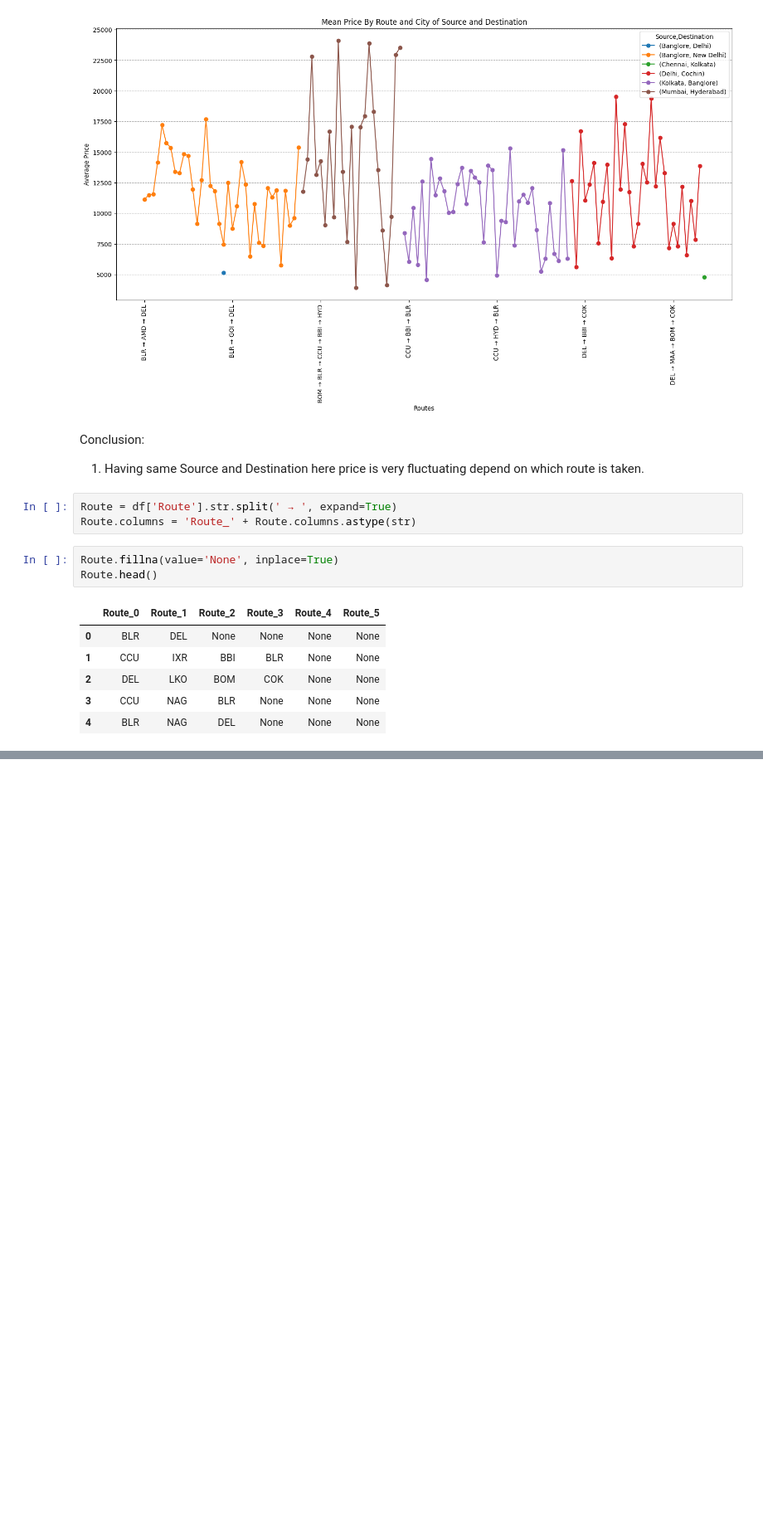
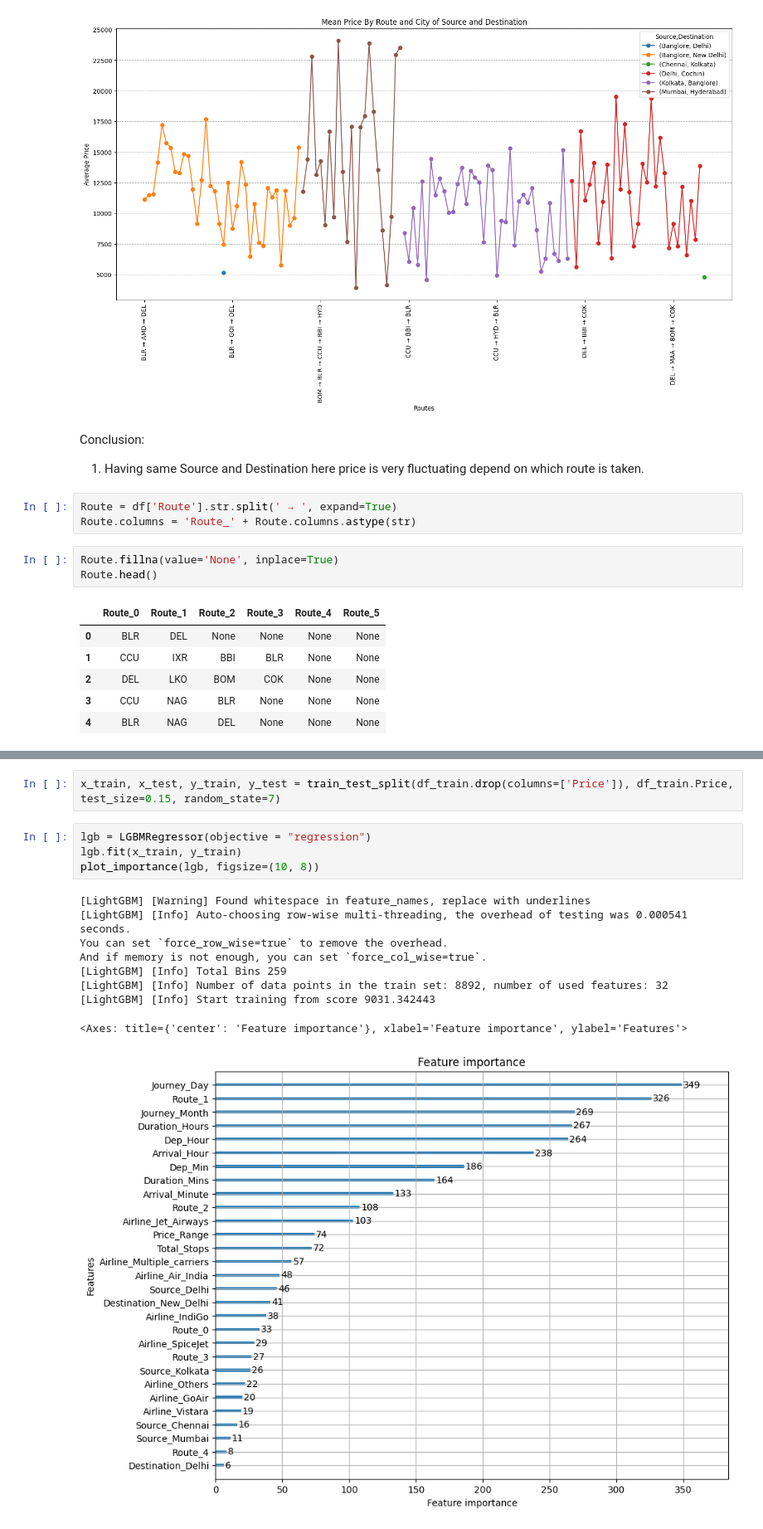
Before and after one commit to ganeshss0/flight-fare-prediction, a Jupyter notebook: notebooks/Flight Fare Prediction.ipynb, the cells around one changed output, grey strips where cells are left out. Shown at 83% size. Drawn from its saved outputs; the diff is of its cells as text; blank space fills up the shorter version.

```diff
--- a/notebooks/Flight Fare Prediction.ipynb
+++ b/notebooks/Flight Fare Prediction.ipynb
@@ -990,0 +1252,16 @@ from c
+# %%
+x_train, x_test, y_train, y_test = train_test_split(df_train.drop(columns=['Price']), df_train.Price, test_size=0.15, random_state=7)
+# %%
+lgb = LGBMRegressor(objective = "regression")
+lgb.fit(x_train, y_train)
+plot_importance(lgb, figsize=(10, 8))
+# %% [output]
+[LightGBM] [Warning] Found whitespace in feature_names, replace with underlines
+[LightGBM] [Info] Auto-choosing row-wise multi-threading, the overhead of testing was 0.000541 seconds.
+You can set `force_row_wise=true` to remove the overhead.
+And if memory is not enough, you can set `force_col_wise=true`.
+[LightGBM] [Info] Total Bins 259
+[LightGBM] [Info] Number of data points in the train set: 8892, number of used features: 32
+[LightGBM] [Info] Start training from score 9031.342443
+<Axes: title={'center': 'Feature importance'}, xlabel='Feature importance', ylabel='Features'>
+[figure, added]
```
Also changed, not shown: parts of 37 cells of this notebook, 1 other file.
